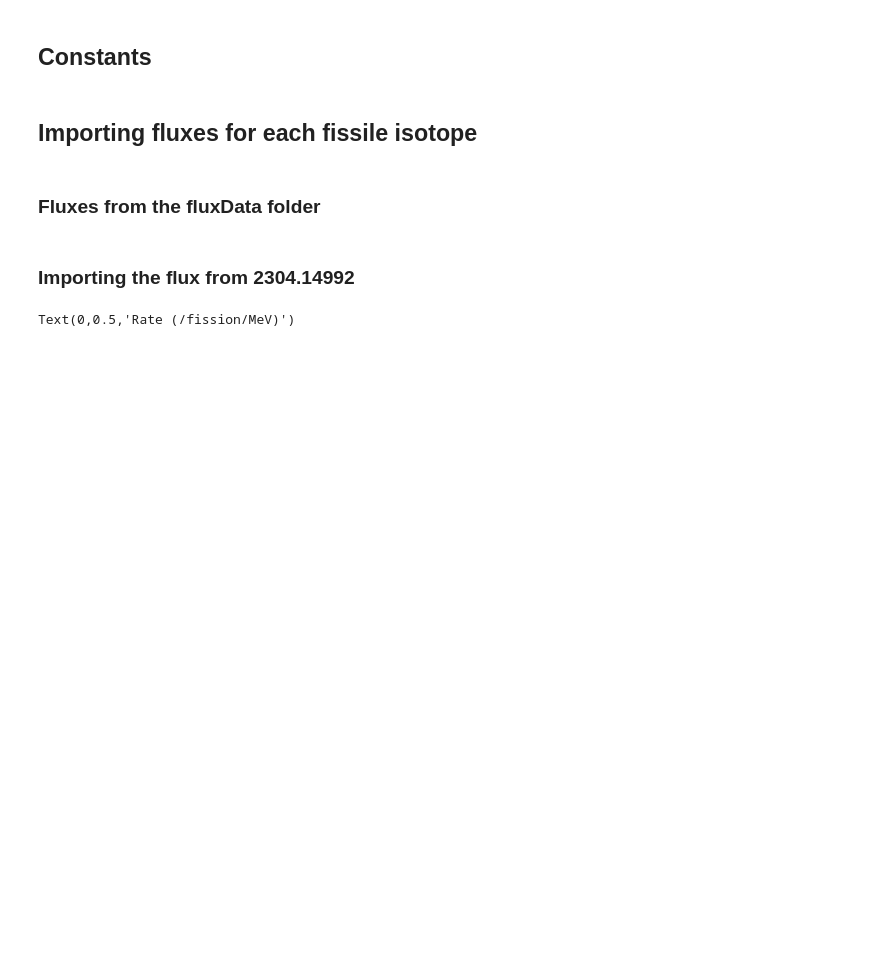
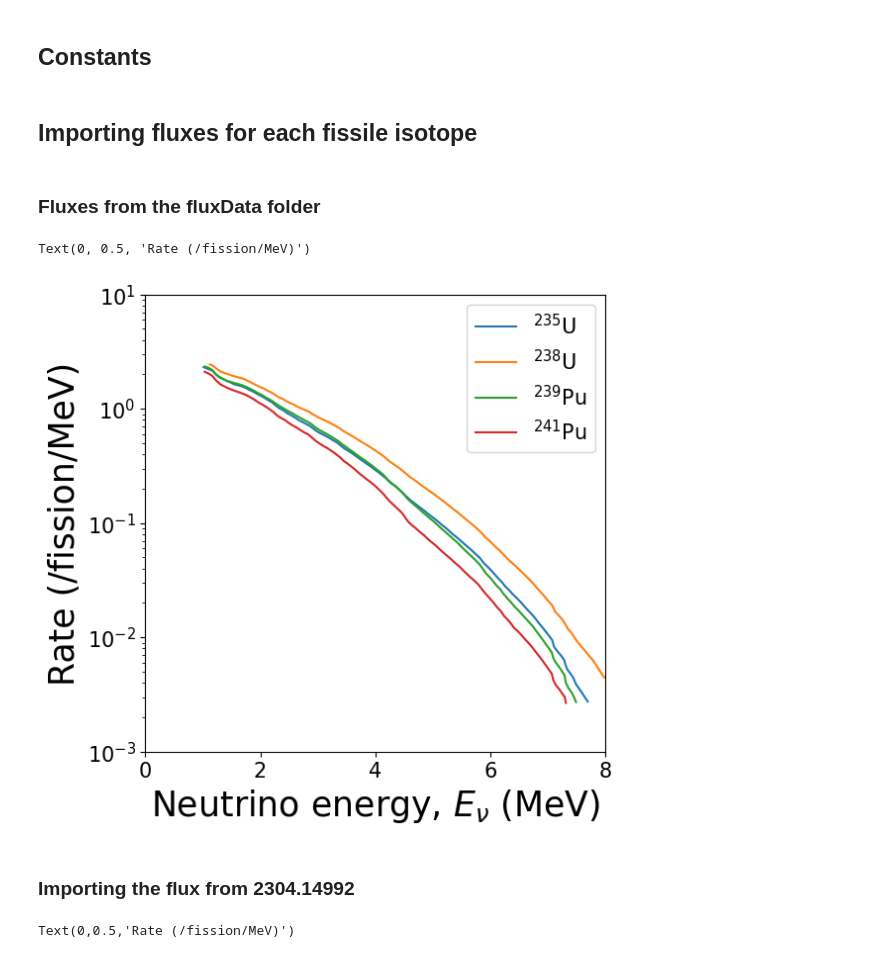
Before and after one commit to RitterCat/reactor-nu-cevns, a Jupyter notebook: spectrum_generator.ipynb, the cells around one changed output. Saved outputs shown, nothing was run; the diff lists cells and outputs as text; code cells hidden in the pictures; blank space fills up the shorter version.

```diff
--- a/spectrum_generator.ipynb
+++ b/spectrum_generator.ipynb
@@ -34,6 +32,46 @@ CM2S = CENTIMETER**2*SECOND
 ## Importing fluxes for each fissile isotope
 # %% [markdown]
 ### Fluxes from the fluxData folder
+# %%
+def get_spectrum(filename):
+    energies = []
+    fluxes = []
+
+    for line in open(filename):
+        if not line.startswith("#"):
+            line=line.strip("\n")
+            lineParts=line.split(",")
+            energies.append(float(lineParts[0]))
+            fluxes.append(float(lineParts[1]))
+
+    return (np.array(energies), np.array(fluxes))
+# %%
+u235_spec = get_spectrum("fluxData/hayes_u235.txt")
+u238_spec = get_spectrum("fluxData/hayes_u238.txt")
+pu239_spec = get_spectrum("fluxData/hayes_pu239.txt")
+pu241_spec = get_spectrum("fluxData/hayes_pu241.txt")
+
+fission_spectra = [u235_spec, u238_spec, pu239_spec, pu241_spec]
+# %%
+fig, ax = plt.subplots(figsize=(6,6))
+
+ax.plot(*u235_spec, label="$^{235}$U")
+ax.plot(*u238_spec, label="$^{238}$U")
+ax.plot(*pu239_spec, label="$^{239}$Pu")
+ax.plot(*pu241_spec, label="$^{241}$Pu")
+
+ax.legend(fontsize=15)
+
+ax.set_yscale('log')
+ax.set_xlim(0, 8)
+ax.set_ylim(1e-3, 1e1)
+ax.tick_params(labelsize=15)
+
+ax.set_xlabel(r"Neutrino energy, $E_\nu$ (MeV)", fontsize=25)
+ax.set_ylabel("Rate (/fission/MeV)", fontsize=25)
+# %% [output]
+Text(0, 0.5, 'Rate (/fission/MeV)')
+[figure, added]
 # %% [markdown]
 ### Importing the flux from 2304.14992
 # %%
```
Also changed, not shown: parts of 5 cells of this notebook.
